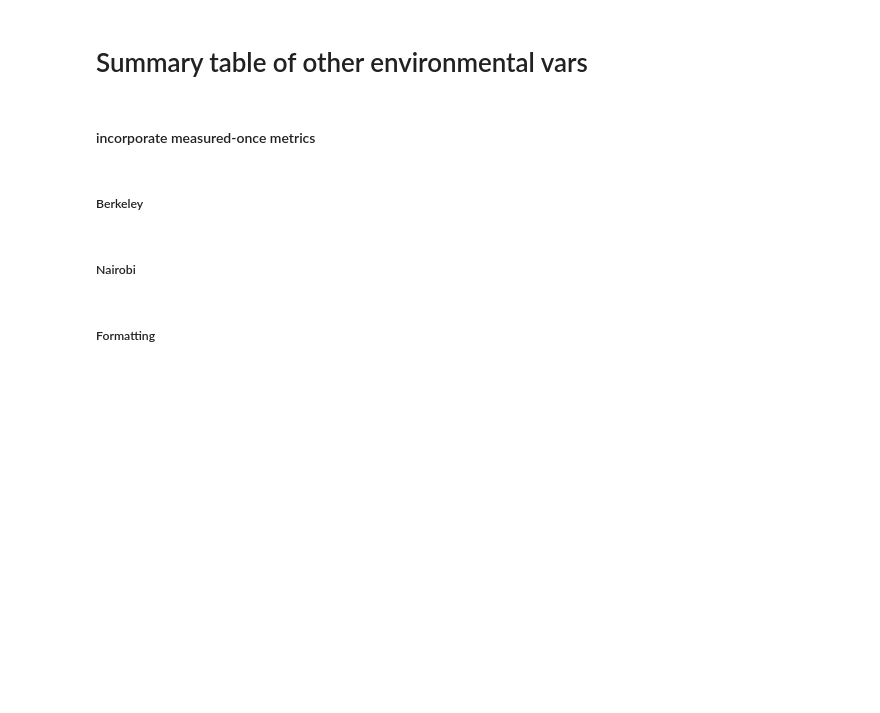
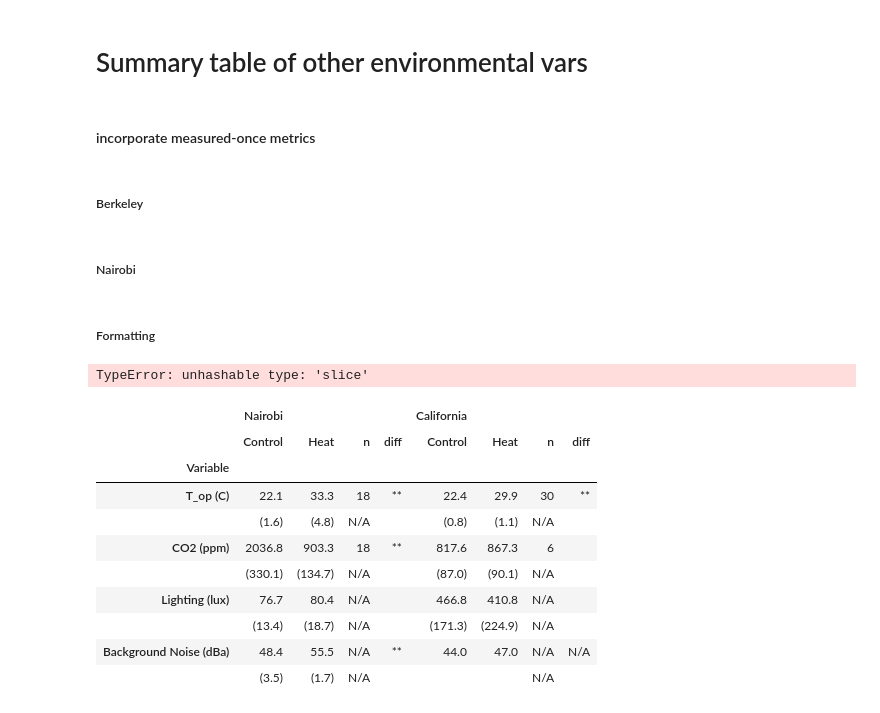
Before and after one commit to bolliger32/berkeley_temp_behavior, a Jupyter notebook: code/notebooks/publication_figures_and_tables.ipynb, the cells around one changed output. Drawn from its saved outputs; the diff is of its cells as text; code cells hidden in the pictures; blank space fills up the shorter version.

Commit message:
add sample size to publication figs

```diff
--- a/code/notebooks/publication_figures_and_tables.ipynb
+++ b/code/notebooks/publication_figures_and_tables.ipynb
@@ -655,15 +688,28 @@ measured_vars = ['T_op','CO2','lighting','background_noise']
 results = pd.DataFrame(index = pd.MultiIndex(levels=[measured_vars,['mean','std']],
                                             labels = [[0,0,1,1,2,2,3,3],[0,1,0,1,0,1,0,1]],
                                             names = ['Variable','Metric']),
-                      columns = pd.MultiIndex(levels=[sites,['Control','Heat','diff']],
-                                             labels=[[0,0,0,1,1,1],[0,1,2,0,1,2]]),
+                      columns = pd.MultiIndex(levels=[sites,['Control','Heat','n','diff']],
+                                             labels=[[0,0,0,0,1,1,1,1],[0,1,2,3,0,1,2,3]]),
                       dtype=np.float64)
 results.loc[:,idx[:,'diff']] = results.loc[:,idx[:,'diff']].astype(str)
+
 
 for loc in sites:
     this_df = sess_dfs[loc].loc[:,['Top_mean','co2_mean']].rename(
         columns={'Top_mean':'T_op','co2_mean':'CO2'}).rename(
         index={0:'Control',1:'Heat'},level=2)
+
+    # take only sessions where measurements for both control and hot
+    valid = this_df.groupby(level=[0,1]).count()==2
+    new_df = this_df.join(valid,on=['date','session'],rsuffix='_valid')
+    for i in ['T_op','CO2']:
+        new_df[i] = new_df[i].where(new_df[i+'_valid'],np.nan)
+    this_df = new_df[['T_op','CO2']]
+
+    # get sample size
+    ns = this_df.groupby(level=2).count().T['Control']
+    for i in ['T_op','CO2']:
+        results.loc[idx[i,'mean'],idx[loc,'n']] = ns[i]
 
     for metric in ['mean','std']:
         vals = this_df.groupby(level=2).agg(metric).T
@@ -765,4 +811,25 @@ for i in range(len(this_idx)):
 
 results.index = pd.Index(this_idx,name='Variable')
 results.rename(index = idx_relabel, inplace=True)
+
+# fix sample size col
+results.loc[:,idx[:,'n']] = results.loc[:,idx[:,'n']].astype(str)
+results.loc[(results.loc[:,idx[:,'n']]=='nan').all(axis=1),idx[:,'n']] = ''
+results.loc[:,idx[:,'n']] = results.loc[:,idx[:,'n']].applymap(lambda f: f.split('.')[0])
+# %% [output]
+TypeError: unhashable type: 'slice'
+# %%
+results
+# %% [output]
+|  | Nairobi |  |  |  | California |  |  |  |
+|  | Control | Heat | n | diff | Control | Heat | n | diff |
+| Variable |  |  |  |  |  |  |  |  |
+| T_op (C) | 22.1 | 33.3 | 18 | ** | 22.4 | 29.9 | 30 | ** |
+|  | (1.6) | (4.8) | N/A |  | (0.8) | (1.1) | N/A |  |
+| CO2 (ppm) | 2036.8 | 903.3 | 18 | ** | 817.6 | 867.3 | 6 |  |
+|  | (330.1) | (134.7) | N/A |  | (87.0) | (90.1) | N/A |  |
+| Lighting (lux) | 76.7 | 80.4 | N/A |  | 466.8 | 410.8 | N/A |  |
+|  | (13.4) | (18.7) | N/A |  | (171.3) | (224.9) | N/A |  |
+| Background Noise (dBa) | 48.4 | 55.5 | N/A | ** | 44.0 | 47.0 | N/A | N/A |
+|  | (3.5) | (1.7) | N/A |  |  |  | N/A |  |
 # %%
```
Also changed, not shown: parts of 7 cells of this notebook.
